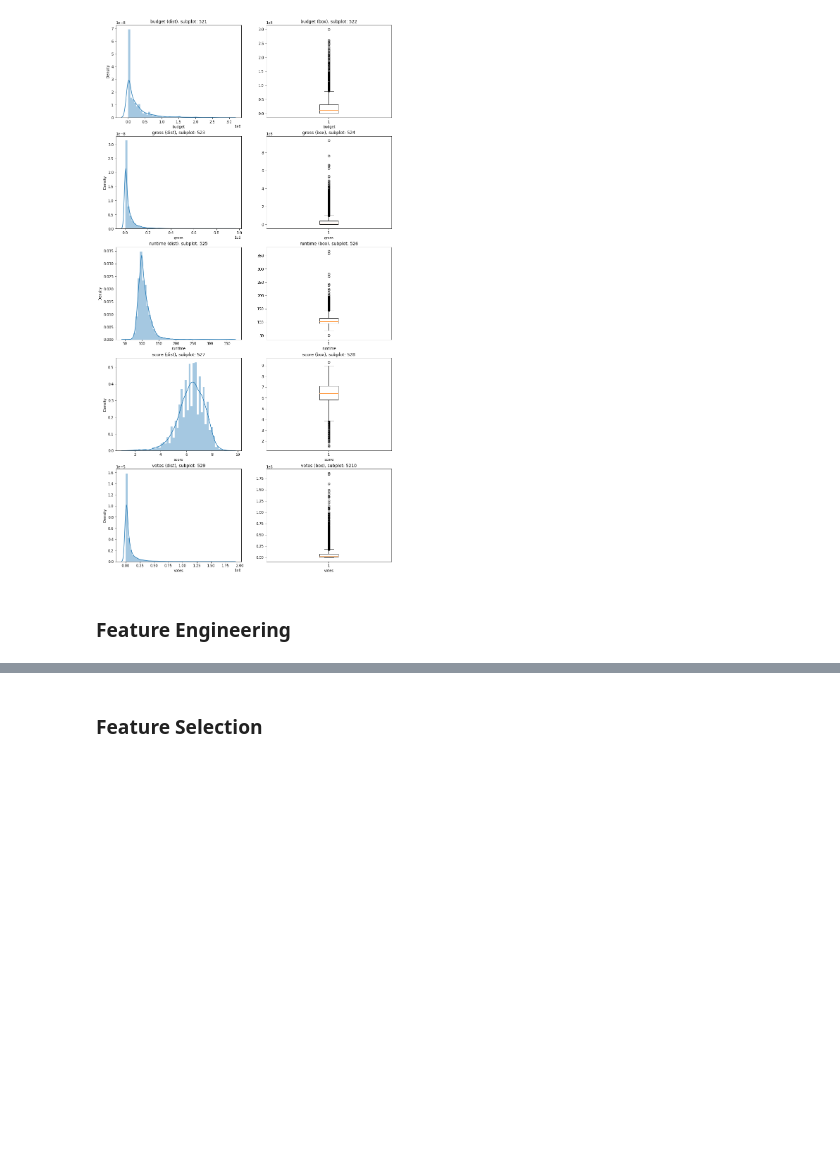
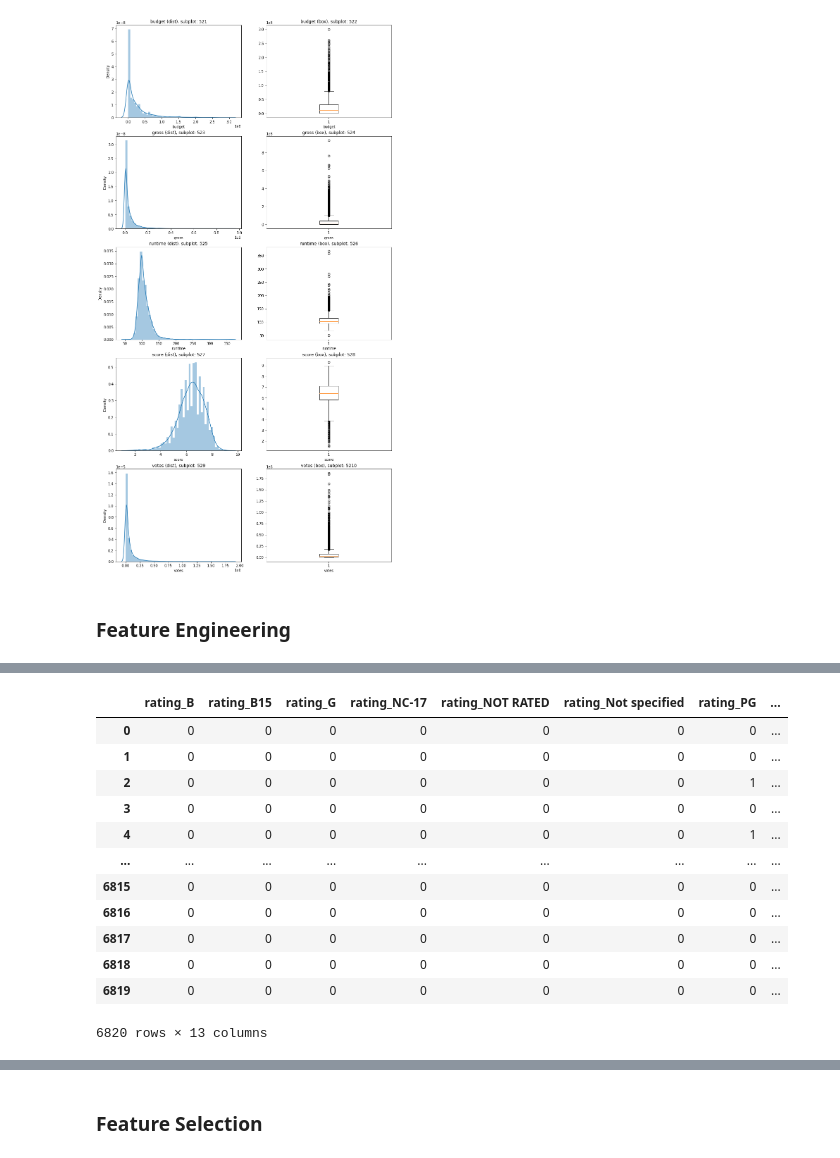
Before and after one commit to sanchiesa/Movie_Industry_Kaggle, a Jupyter notebook: notebooks/Movie_Revenue_Analysis.ipynb, the cells around one changed output, grey strips where cells are left out. Drawn from its saved outputs; the diff is of its cells as text; code cells hidden in the pictures; blank space fills up the shorter version.

```diff
--- a/notebooks/Movie_Revenue_Analysis.ipynb
+++ b/notebooks/Movie_Revenue_Analysis.ipynb
@@ -141,9 +142,30 @@ rating has 13 unique values
 # %%
-# Encoding Genre and Rating
-genre_rating_encoding = pd.DataFrame(data[['genre','rating']])
-genre_rating_encoding = pd.get_dummies(genre_rating_encoding)
-genre_rating_encoding
+# Encoding Genre
+
+genre_encoding = pd.DataFrame(data[['genre']])
+genre_encoding = pd.get_dummies(genre_encoding)
+
+# Encoding Rating
+
+rating_encoding = pd.DataFrame(data[['rating']])
+rating_encoding = pd.get_dummies(rating_encoding)
 
 # Adding encoded Genre and Rating columns to data
 
-data = data.join(genre_rating_encoding)
+# data = data.join(genre_rating_encoding)
+# %%
+rating_encoding
+# %% [output]
+|  | rating_B | rating_B15 | rating_G | rating_NC-17 | rating_NOT RATED | rating_Not specified | rating_PG | ... |
+| 0 | 0 | 0 | 0 | 0 | 0 | 0 | 0 | ... |
+| 1 | 0 | 0 | 0 | 0 | 0 | 0 | 0 | ... |
+| 2 | 0 | 0 | 0 | 0 | 0 | 0 | 1 | ... |
+| 3 | 0 | 0 | 0 | 0 | 0 | 0 | 0 | ... |
+| 4 | 0 | 0 | 0 | 0 | 0 | 0 | 1 | ... |
+| ... | ... | ... | ... | ... | ... | ... | ... | ... |
+| 6815 | 0 | 0 | 0 | 0 | 0 | 0 | 0 | ... |
+| 6816 | 0 | 0 | 0 | 0 | 0 | 0 | 0 | ... |
+| 6817 | 0 | 0 | 0 | 0 | 0 | 0 | 0 | ... |
+| 6818 | 0 | 0 | 0 | 0 | 0 | 0 | 0 | ... |
+| 6819 | 0 | 0 | 0 | 0 | 0 | 0 | 0 | ... |
+6820 rows × 13 columns
```
Also changed, not shown: parts of 19 cells of this notebook.
